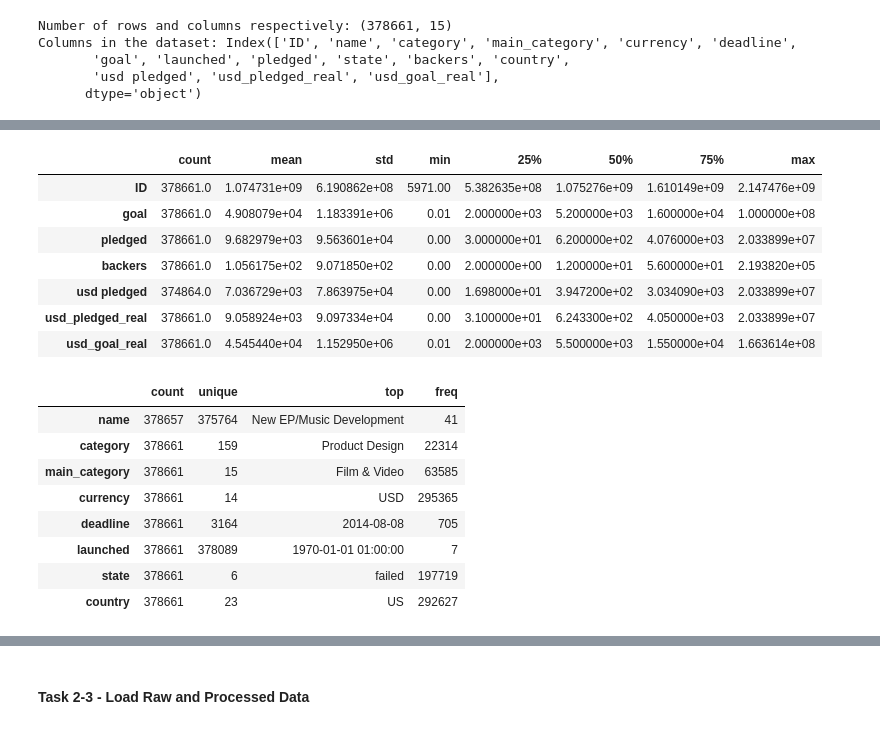
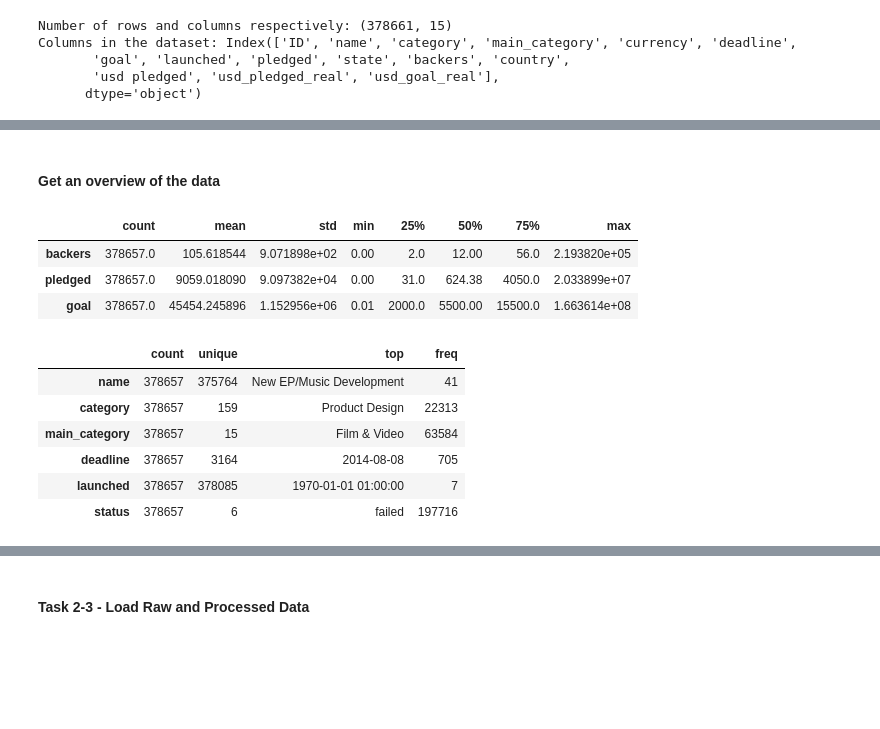
Before and after one commit to data301-2021-winter1/project-group07-project, a Jupyter notebook: notebooks/analysis2.ipynb, the cells around one changed output, grey strips where cells are left out. Drawn from its saved outputs; the diff is of its cells as text; code cells hidden in the pictures; blank space fills up the shorter version.

```diff
--- a/notebooks/analysis2.ipynb
+++ b/notebooks/analysis2.ipynb
@@ -44,0 +49,3 @@ Columns in the dataset: Index(['ID', 'name', 'category', 'main_category', 'curre
+# %%
+dataset1 = dataset.drop(columns = ['ID', 'usd pledged', 'currency', 'goal', 'pledged', 'country'], inplace = False)
+dataset1.head()
@@ -45,23 +59,23 @@ Columns in the dataset: Index(['ID', 'name', 'category', 'main_category', 'curre
+# %%
+dataset2 = dataset1.dropna()
+# %%
+dataset3 = dataset2.rename(columns={"usd_pledged_real": "pledged", "usd_goal_real": "goal", "state": "status"})
+# %% [markdown]
+#### Get an overview of the data
 # %%
-dataset.describe(include='number').T
+dataset3.describe(include='number').T
 # %% [output]
 |  | count | mean | std | min | 25% | 50% | 75% | max |
-| ID | 378661.0 | 1.074731e+09 | 6.190862e+08 | 5971.00 | 5.382635e+08 | 1.075276e+09 | 1.610149e+09 | 2.147476e+09 |
-| goal | 378661.0 | 4.908079e+04 | 1.183391e+06 | 0.01 | 2.000000e+03 | 5.200000e+03 | 1.600000e+04 | 1.000000e+08 |
-| pledged | 378661.0 | 9.682979e+03 | 9.563601e+04 | 0.00 | 3.000000e+01 | 6.200000e+02 | 4.076000e+03 | 2.033899e+07 |
-| backers | 378661.0 | 1.056175e+02 | 9.071850e+02 | 0.00 | 2.000000e+00 | 1.200000e+01 | 5.600000e+01 | 2.193820e+05 |
-| usd pledged | 374864.0 | 7.036729e+03 | 7.863975e+04 | 0.00 | 1.698000e+01 | 3.947200e+02 | 3.034090e+03 | 2.033899e+07 |
-| usd_pledged_real | 378661.0 | 9.058924e+03 | 9.097334e+04 | 0.00 | 3.100000e+01 | 6.243300e+02 | 4.050000e+03 | 2.033899e+07 |
-| usd_goal_real | 378661.0 | 4.545440e+04 | 1.152950e+06 | 0.01 | 2.000000e+03 | 5.500000e+03 | 1.550000e+04 | 1.663614e+08 |
+| backers | 378657.0 | 105.618544 | 9.071898e+02 | 0.00 | 2.0 | 12.00 | 56.0 | 2.193820e+05 |
+| pledged | 378657.0 | 9059.018090 | 9.097382e+04 | 0.00 | 31.0 | 624.38 | 4050.0 | 2.033899e+07 |
+| goal | 378657.0 | 45454.245896 | 1.152956e+06 | 0.01 | 2000.0 | 5500.00 | 15500.0 | 1.663614e+08 |
 # %%
-dataset.describe(include='object').T
+dataset3.describe(include='object').T
 # %% [output]
 |  | count | unique | top | freq |
 | name | 378657 | 375764 | New EP/Music Development | 41 |
-| category | 378661 | 159 | Product Design | 22314 |
-| main_category | 378661 | 15 | Film & Video | 63585 |
-| currency | 378661 | 14 | USD | 295365 |
-| deadline | 378661 | 3164 | 2014-08-08 | 705 |
-| launched | 378661 | 378089 | 1970-01-01 01:00:00 | 7 |
-| state | 378661 | 6 | failed | 197719 |
-| country | 378661 | 23 | US | 292627 |
+| category | 378657 | 159 | Product Design | 22313 |
+| main_category | 378657 | 15 | Film & Video | 63584 |
+| deadline | 378657 | 3164 | 2014-08-08 | 705 |
+| launched | 378657 | 378085 | 1970-01-01 01:00:00 | 7 |
+| status | 378657 | 6 | failed | 197716 |
```
Also changed, not shown: parts of 10 cells of this notebook, 1 other file.
